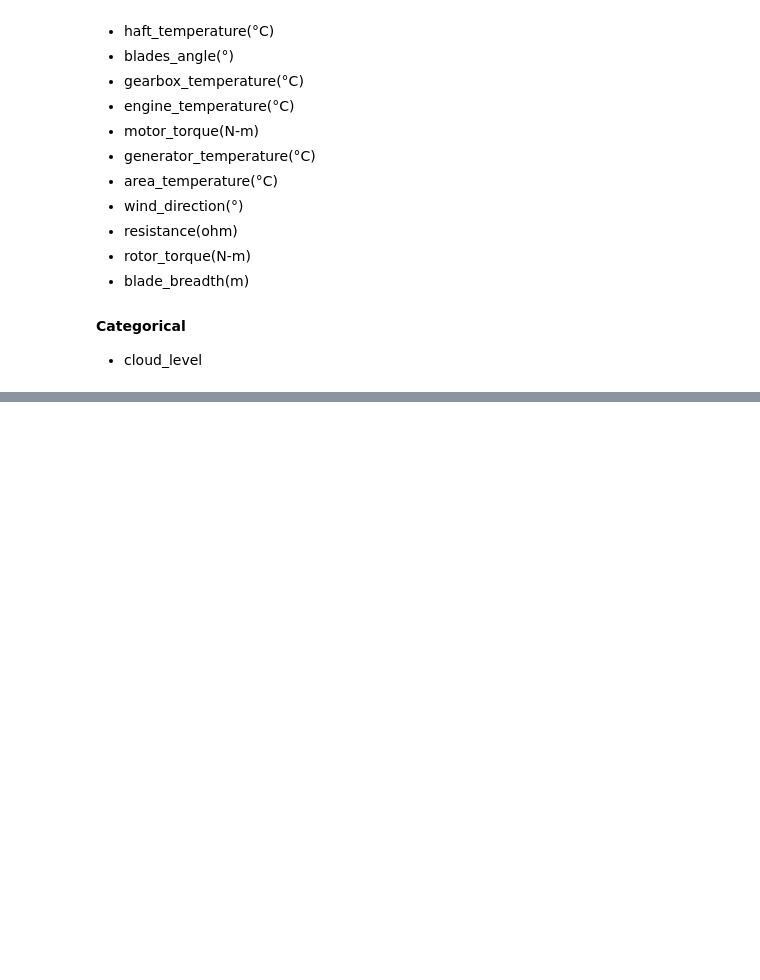
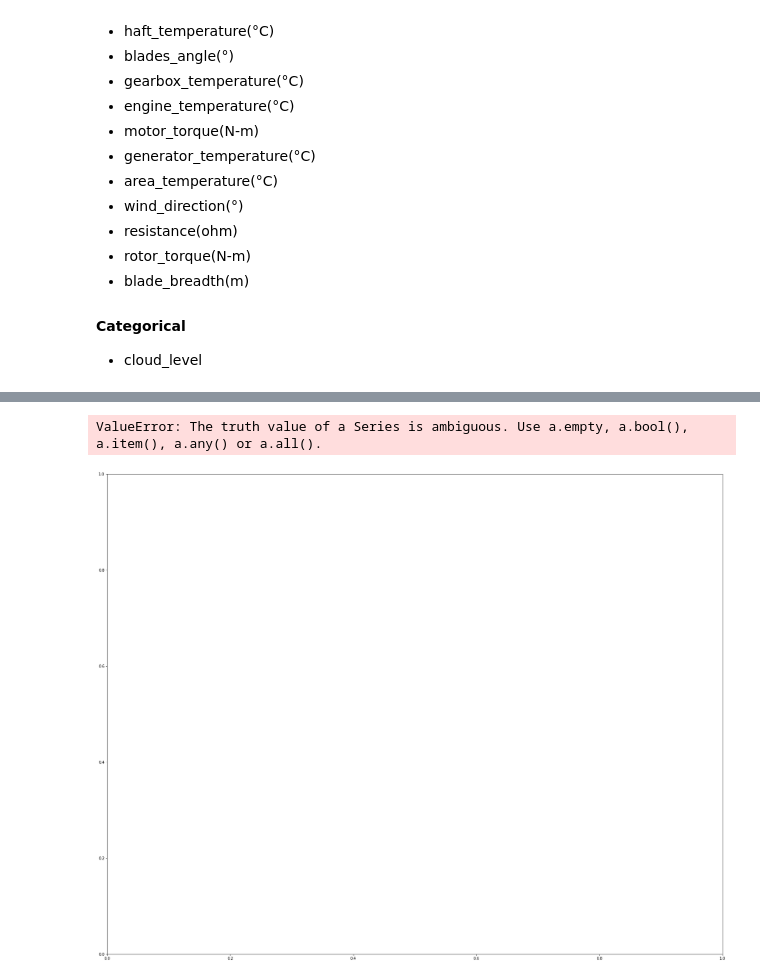
Before and after one commit to utshabkg/ML_Competition-AND-Practice, a Jupyter notebook: Competition/HackerEarth A Fine Windy Day/exporatory_data_analysis.ipynb, the cells around one changed output, grey strips where cells are left out. Saved outputs shown, nothing was run; the diff lists cells and outputs as text; code cells hidden in the pictures; blank space fills up the shorter version.

```diff
--- a/Competition/HackerEarth A Fine Windy Day/exporatory_data_analysis.ipynb
+++ b/Competition/HackerEarth A Fine Windy Day/exporatory_data_analysis.ipynb
@@ -374,0 +539,4 @@ ANOVA for cloud_level: F= 17131.83579977556 , P = 3.8624680348850876e-58
+# %%
+X_train_final = encoder.fit_transform(X_train_final)
+X_test_final = encoder.transform(X_test_final)
+X_train_final
@@ -374,0 +557,12 @@ ANOVA for cloud_level: F= 17131.83579977556 , P = 3.8624680348850876e-58
+# %%
+X_train_final = scaler.fit_transform(X_train_final)
+X_test_final = scaler.transform(X_test_final)
+
+X_train_final= pd.DataFrame(X_train_final, columns=[cols])
+X_test_final = pd.DataFrame(X_test_final, columns=[cols])
+# %%
+rf2.fit(X_train_final, y_train_final)
+
+# Predict the Test set results
+y_pred_final = rf2.predict(X_test_final)
+y_pred_final
@@ -374,0 +605,4 @@ ANOVA for cloud_level: F= 17131.83579977556 , P = 3.8624680348850876e-58
+# %%
+feature_scores = pd.Series(rf2.feature_importances_, index=X_train.columns).sort_values(ascending=False)
+
+feature_scores
@@ -374,0 +627,11 @@ ANOVA for cloud_level: F= 17131.83579977556 , P = 3.8624680348850876e-58
+# %%
+f, ax = plt.subplots(figsize=(30, 24))
+ax = sns.barplot(x=feature_scores, y=train.columns, data=train)
+ax.set_title("Visualize feature scores of the features")
+ax.set_yticklabels(feature_scores.index)
+ax.set_xlabel("Feature importance score")
+ax.set_ylabel("Features")
+plt.show()
+# %% [output]
+ValueError: The truth value of a Series is ambiguous. Use a.empty, a.bool(), a.item(), a.any() or a.all().
+[figure, added]
```
Also changed, not shown: parts of 32 cells of this notebook, 1 other file.
